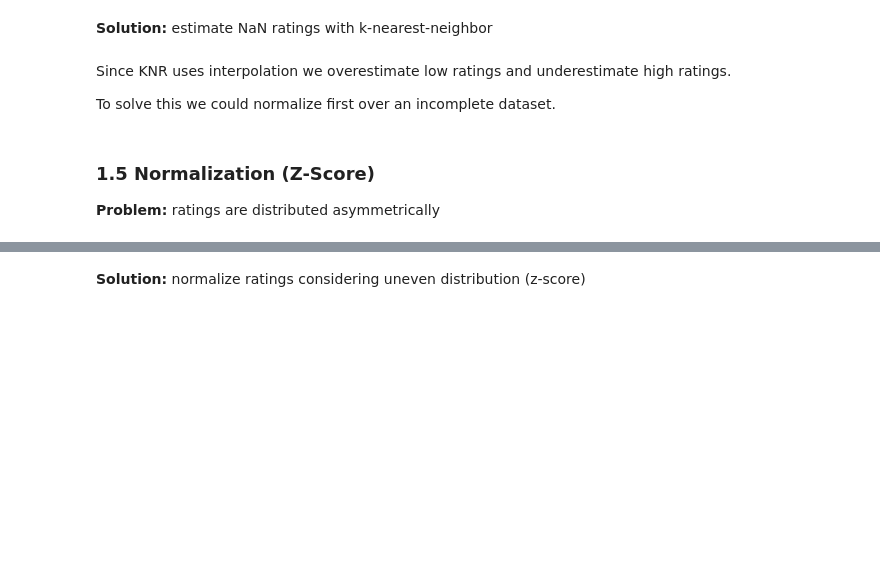
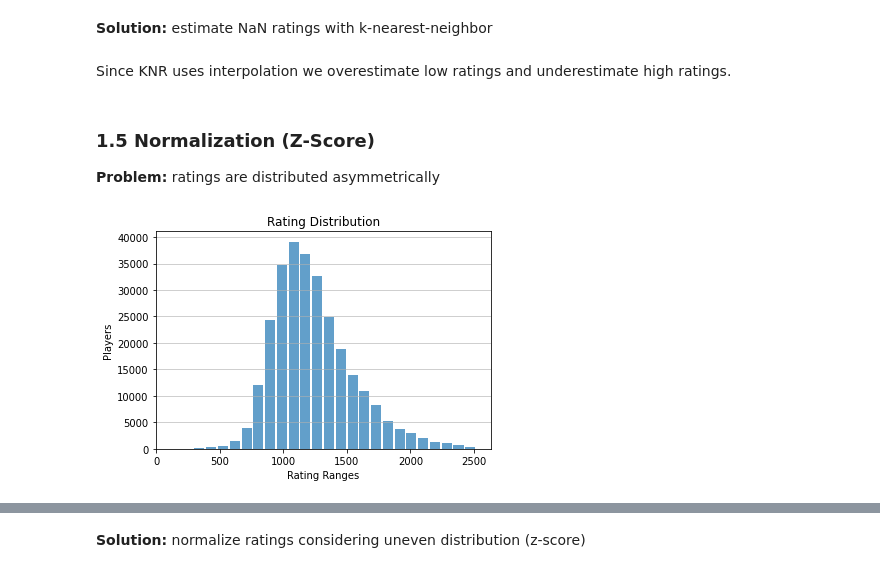
Before and after one commit to Dagobert42/WinProbabilityModel-AoE2, a Jupyter notebook: WinProbabilityModel_AoE2.ipynb, the cells around one changed output, grey strips where cells are left out. Saved outputs shown, nothing was run; the diff lists cells and outputs as text; code cells hidden in the pictures; blank space fills up the shorter version.

```diff
--- a/WinProbabilityModel_AoE2.ipynb
+++ b/WinProbabilityModel_AoE2.ipynb
@@ -59,7 +55,7 @@ from IPython.display import clear_output
 -   pick a patch (balance changes occur with patches)
 -   drop unneeded columns
 # %%
-matches = pd.read_csv('matches.csv')
+matches = pd.read_csv('drive/MyDrive/ColabNotebooks/AoeProjectData/matches.csv')
 
 matches = matches.loc[matches['ladder'] == 'RM_1v1']
 matches['patch'].value_counts()
@@ -207,44 +283,46 @@ valid_matches.info()
 # %% [markdown]
 **Solution:** estimate NaN ratings with k-nearest-neighbor
 # %%
-import time
 from sklearn.neighbors import KNeighborsRegressor as KNR
 
-matches_knr = valid_matches.sample(1000)
-nan_knr = KNR(n_neighbors=5, weights="distance")
+try:
+    augmented_1v1 = pd.read_csv('augmented_1v1.csv')
+except:
+    matches_knr = valid_matches.sample(1000)
+    nan_knr = KNR(n_neighbors=5, weights="distance")
 
-# order of p1 and p2 is arbitrary for training
-X = matches_knr['rating_p1'].to_numpy()
-X = np.expand_dims(X, axis=1)
-y = matches_knr['rating_p2'].to_numpy()
-nan_knr.fit(X,y)
+    # order of p1 and p2 is arbitrary for training
+    X = matches_knr['rating_p1'].to_numpy()
+    X = np.expand_dims(X, axis=1)
+    y = matches_knr['rating_p2'].to_numpy()
+    nan_knr.fit(X,y)
 
-for _, m in affected_matches.iterrows():
-    if pd.isnull(m['rating_p1']):
-        m['rating_p1'] = round(nan_knr.predict(np.array(m['rating_p2']).reshape(1, -1))[0])
-    else:
-        m['rating_p2'] = round(nan_knr.predict(np.array(m['rating_p1']).reshape(1, -1))[0])
-    valid_matches = valid_matches.append(m)
+    for _, m in tqdm(affected_matches.iterrows()):
+        if pd.isnull(m['rating_p1']):
+            m['rating_p1'] = round(nan_knr.predict(np.array(m['rating_p2']).reshape(1, -1))[0])
+        else:
+            m['rating_p2'] = round(nan_knr.predict(np.array(m['rating_p1']).reshape(1, -1))[0])
+        valid_matches = valid_matches.append(m)
 
-# save the result
-valid_matches.to_csv('augmented_1v1.csv')
-valid_matches.info()
-valid_matches.head()
+    # save the result
+    valid_matches.to_csv('augmented_1v1.csv', index=False)
+    valid_matches.info()
+    valid_matches.head()
 # %% [markdown]
 Since KNR uses interpolation we overestimate low ratings and underestimate high ratings.
-
-To solve this we could normalize first over an incomplete dataset.
 # %% [markdown]
 ### 1.5 Normalization (Z-Score)
 
 **Problem:** ratings are distributed asymmetrically
 # %%
-all_ratings = matches_1v1['rating_p1'].append(matches_1v1['rating_p2'])
-n, bins, patches = plt.hist(x=all_ratings, bins=30, alpha=0.7, rwidth=0.85)
+all_ratings = augmented_1v1['rating_p1'].append(augmented_1v1['rating_p2'])
+n, bins, patches = plt.hist(x=all_ratings, bins=26, alpha=0.7, rwidth=0.85)
 plt.grid(axis='y', alpha=0.75)
 plt.xlabel('Rating Ranges')
 plt.ylabel('Players')
 plt.title('Rating Distribution')
 plt.show()
+# %% [output]
+[figure, added]
 # %%
 print('rating skew:', all_ratings.skew())
```
Also changed, not shown: parts of 20 cells of this notebook.
